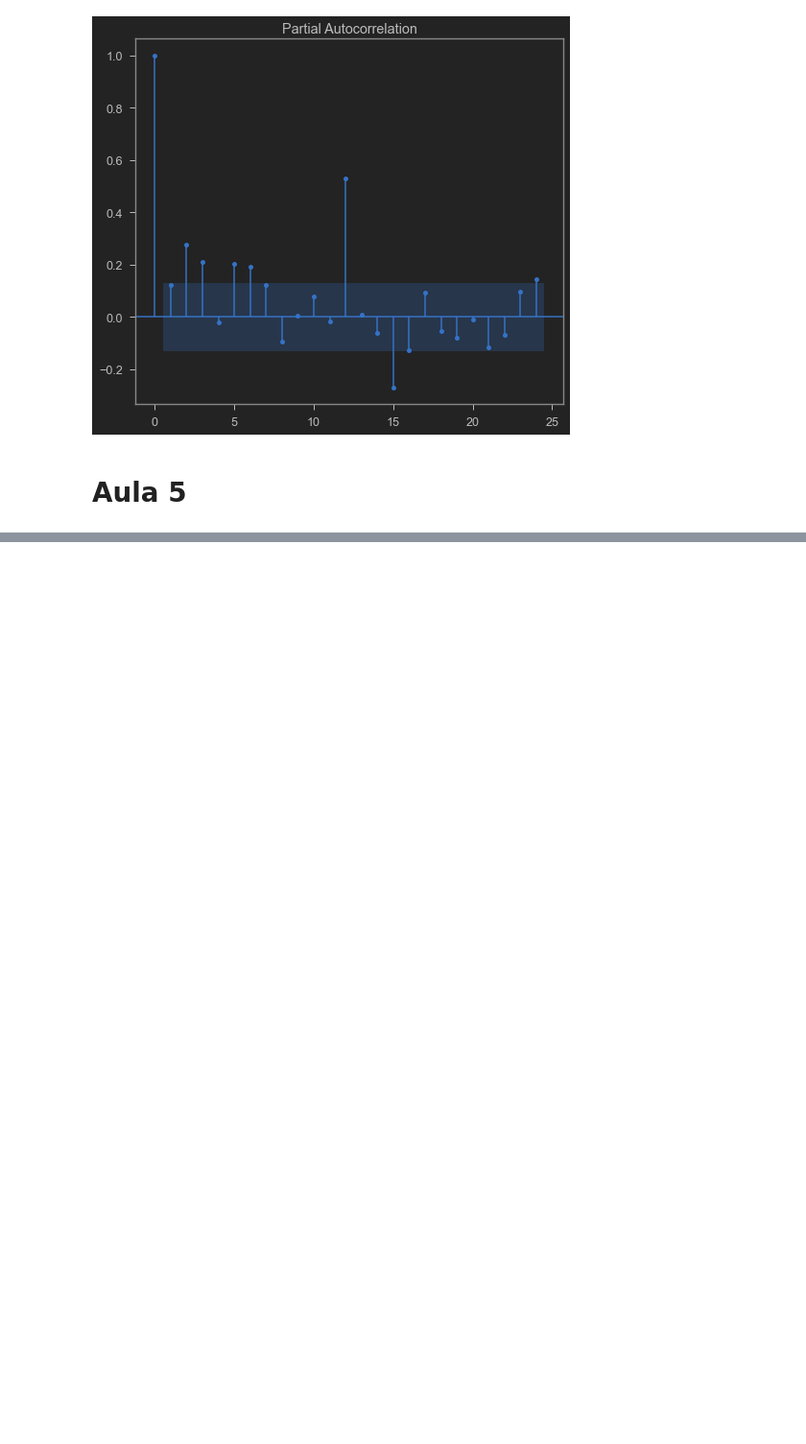
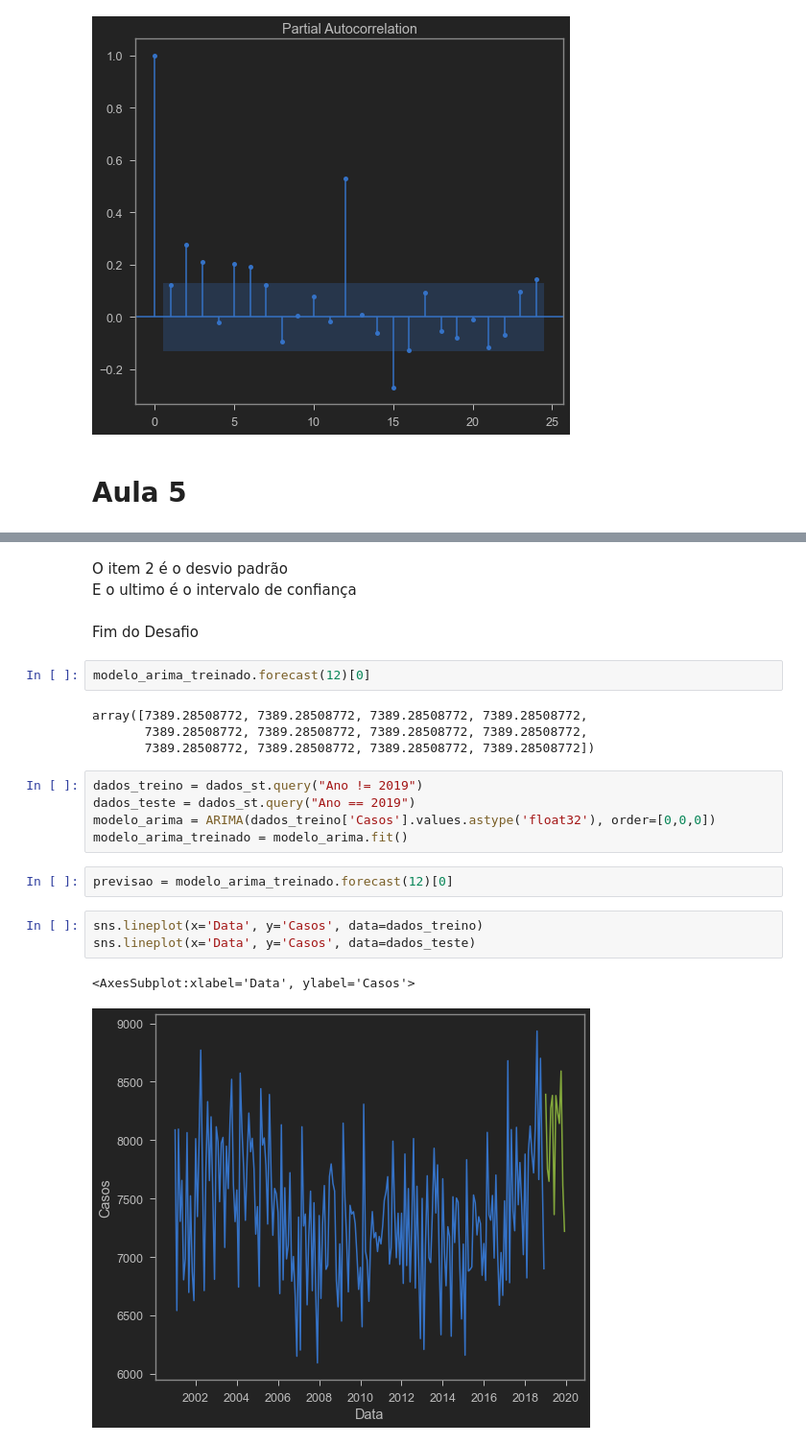
Before and after one commit to Igor-Arantes/Bootcamp-Data-Science-Aplicada, a Jupyter notebook: Modulo 4 - Análise e Previsão de Series Temporais/Análise e Previsão de Séries Temporais.ipynb, the cells around one changed output, grey strips where cells are left out. Shown at 96% size. Cells and saved outputs as stored; diff of their text form; blank space fills up the shorter version.

Commit message:
Aula 5 - Desafios Feitos

```diff
--- a/Modulo 4 - Análise e Previsão de Series Temporais/Análise e Previsão de Séries Temporais.ipynb
+++ b/Modulo 4 - Análise e Previsão de Series Temporais/Análise e Previsão de Séries Temporais.ipynb
@@ -393,0 +441,24 @@ plot_pacf(dados_st['Casos']);
+# %% [markdown]
+O item 2 é o desvio padrão
+E o ultimo é o intervalo de confiança
+# %% [markdown]
+Fim do Desafio
+# %%
+modelo_arima_treinado.forecast(12)[0]
+# %% [output]
+array([7389.28508772, 7389.28508772, 7389.28508772, 7389.28508772,
+       7389.28508772, 7389.28508772, 7389.28508772, 7389.28508772,
+       7389.28508772, 7389.28508772, 7389.28508772, 7389.28508772])
+# %%
+dados_treino = dados_st.query("Ano != 2019")
+dados_teste = dados_st.query("Ano == 2019")
+modelo_arima = ARIMA(dados_treino['Casos'].values.astype('float32'), order=[0,0,0])
+modelo_arima_treinado = modelo_arima.fit()
+# %%
+previsao = modelo_arima_treinado.forecast(12)[0]
+# %%
+sns.lineplot(x='Data', y='Casos', data=dados_treino)
+sns.lineplot(x='Data', y='Casos', data=dados_teste)
+# %% [output]
+<AxesSubplot:xlabel='Data', ylabel='Casos'>
+[figure, added]
```
Also changed, not shown: parts of 10 cells of this notebook.
